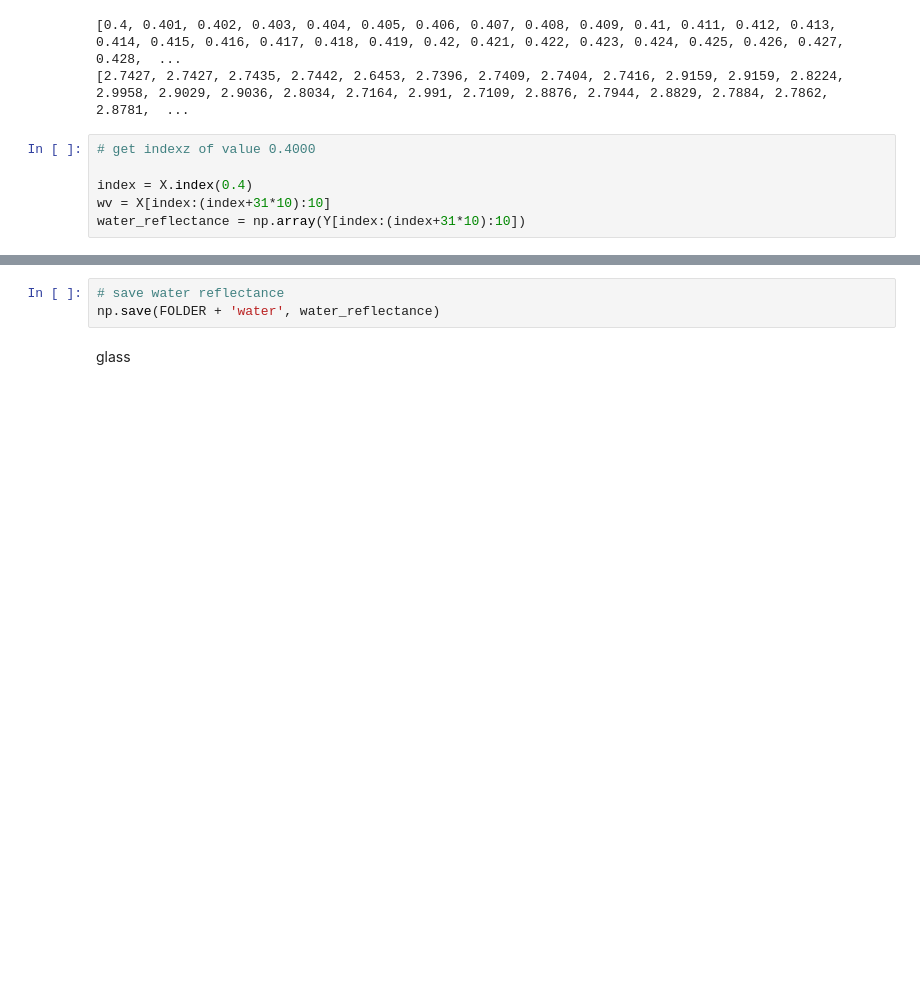
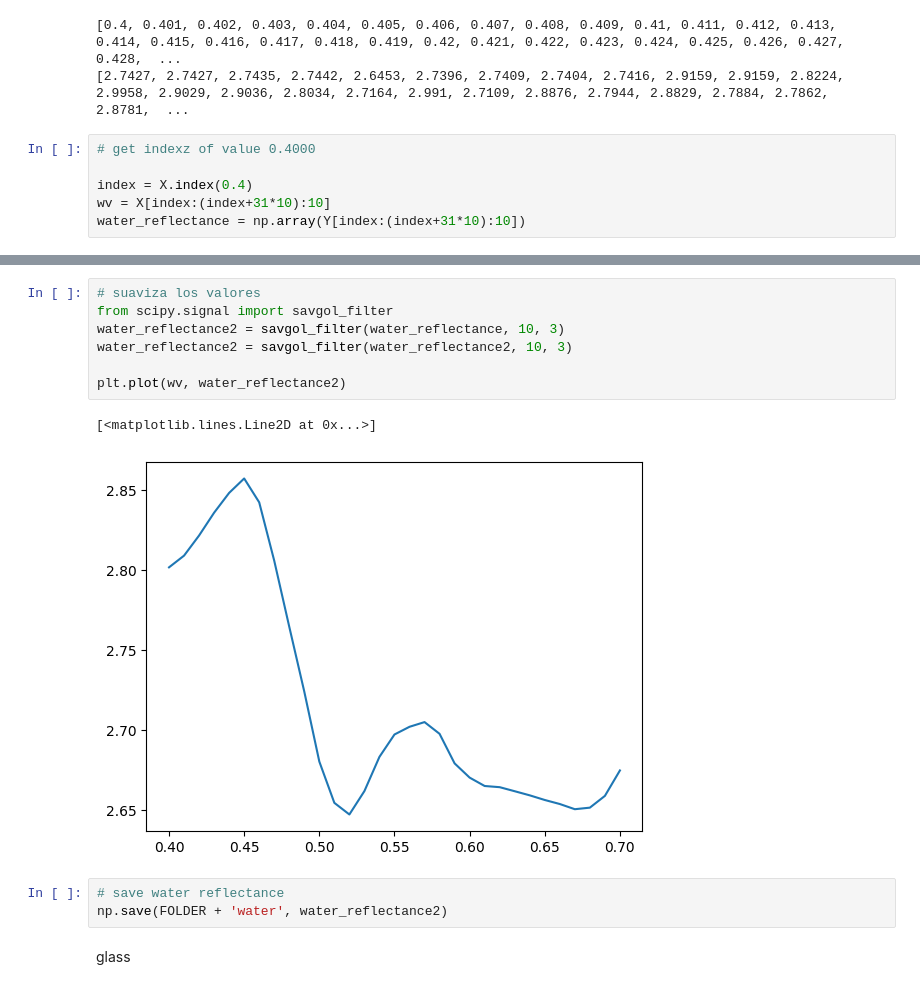
Before and after one commit to Factral/Spectral-Material-Segmentation, a Jupyter notebook: generate_curves.ipynb, the cells around one changed output, grey strips where cells are left out. Saved outputs shown, nothing was run; the diff lists cells and outputs as text; blank space fills up the shorter version.

```diff
--- a/generate_curves.ipynb
+++ b/generate_curves.ipynb
@@ -56,6 +62,16 @@ water_reflectance = np.array(Y[index:(index+31*10):10])
+# %%
+# suaviza los valores
+from scipy.signal import savgol_filter
+water_reflectance2 = savgol_filter(water_reflectance, 10, 3)
+water_reflectance2 = savgol_filter(water_reflectance2, 10, 3)
+
+plt.plot(wv, water_reflectance2)
+# %% [output]
+[<matplotlib.lines.Line2D at 0x...>]
+[figure, added]
 # %%
 # save water reflectance
-np.save(FOLDER + 'water', water_reflectance)
+np.save(FOLDER + 'water', water_reflectance2)
 # %% [markdown]
 glass
 # %%
```
Also changed, not shown: parts of 3 cells of this notebook, 5 other files.
